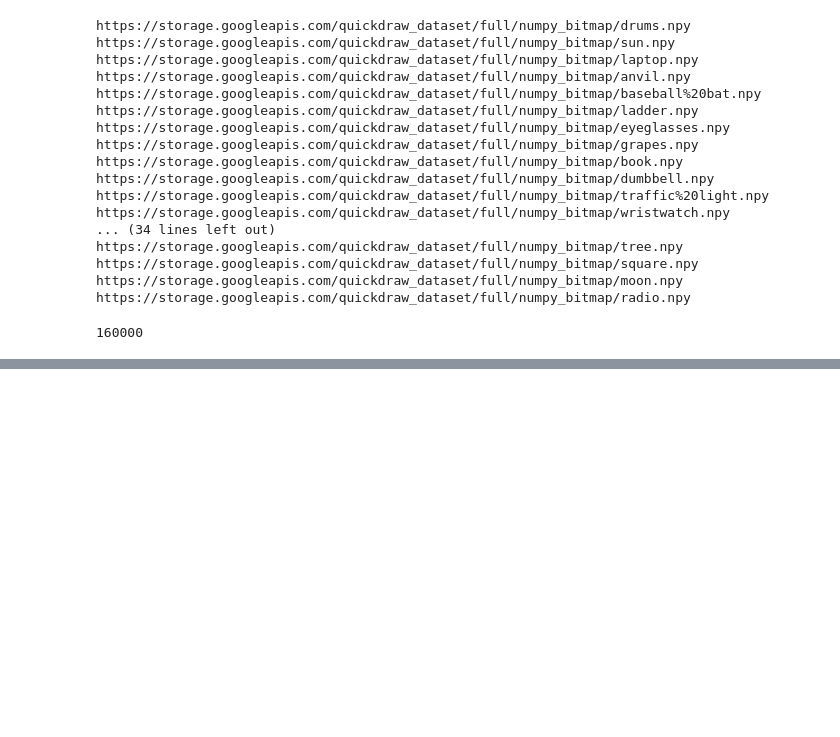
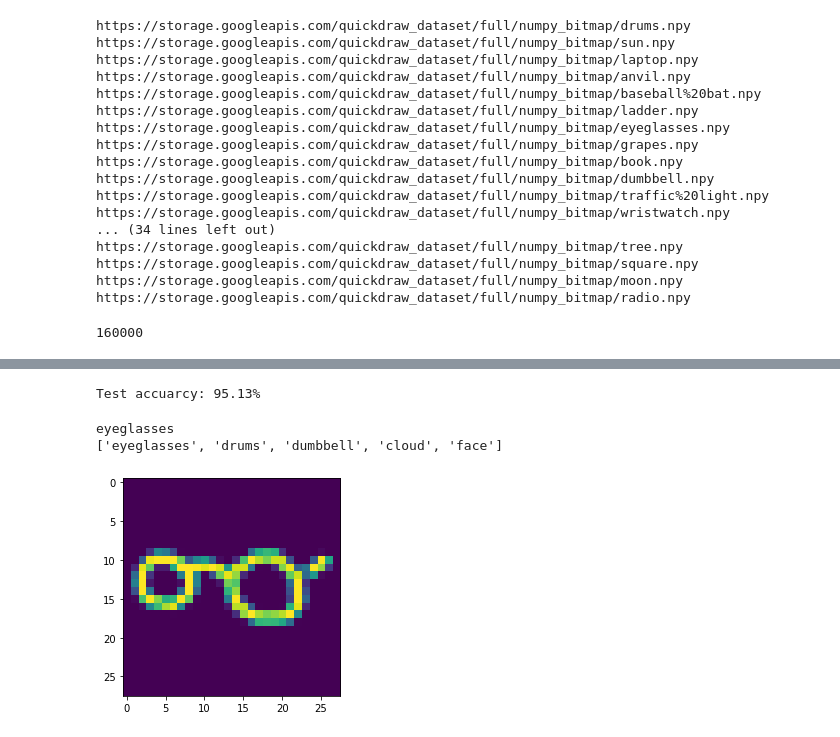
Before and after one commit to YashDRaja/DoodleBot, a Jupyter notebook: drawing_model.ipynb, the cells around one changed output, grey strips where cells are left out. Drawn from its saved outputs; the diff is of its cells as text; code cells hidden in the pictures; blank space fills up the shorter version.

Commit message:
Updated model after testing for 10 epochs

```diff
--- a/drawing_model.ipynb
+++ b/drawing_model.ipynb
@@ -124,3 +124,24 @@ x_test /= 255.0
 # Convert class vectors to class matrices
 y_train = tf.keras.utils.to_categorical(y_train, num_classes)
 y_test = tf.keras.utils.to_categorical(y_test, num_classes)
+# %%
+model = tf.keras.Sequential([
+    tf.keras.layers.Conv2D(16, (3, 3),
+                        padding='same',
+                        input_shape=x_train.shape[1:], activation='relu'),
+    tf.keras.layers.MaxPooling2D((2,2)),
+    tf.keras.layers.Conv2D(32, (3, 3),
+                        padding='same',
+                        input_shape=x_train.shape[1:], activation='relu'),
+    tf.keras.layers.MaxPooling2D((2,2)),
+    tf.keras.layers.Conv2D(64, (3, 3),
+                        padding='same',
+                        input_shape=x_train.shape[1:], activation='relu'),
+    tf.keras.layers.MaxPooling2D((2,2)),
+    tf.keras.layers.Flatten(),
+    tf.keras.layers.Dense(256, activation='relu'),
+    tf.keras.layers.Dense(num_classes, activation='softmax')
+])
+
+model.compile(loss = 'categorical_crossentropy', optimizer = 'Adam', metrics=['top_k_categorical_accuracy', 'accuracy'])
+print(model.summary())
@@ -126,0 +166,2 @@ y_test = tf.keras.utils.to_categorical(y_test, num_classes)
+# %%
+model.fit(x = x_train, y = y_train, epochs=10, validation_split = 0.1, verbose = 1)
@@ -126,0 +190,22 @@ y_test = tf.keras.utils.to_categorical(y_test, num_classes)
+# %%
+score = model.evaluate(x_test, y_test, verbose=0)
+print('Test accuarcy: {:0.2f}%'.format(score[1] * 100))
+# %% [output]
+Test accuarcy: 95.13%
+# %%
+import matplotlib.pyplot as plt
+from random import randint
+%matplotlib inline
+idx = randint(0, len(x_test))
+img = x_test[idx]
+print(class_names[np.where(y_test[idx] == 1)[0][0]])
+
+plt.imshow(img.squeeze())
+pred = model.predict(np.expand_dims(img, axis=0))[0]
+ind = (-pred).argsort()[:5]
+latex = [class_names[x] for x in ind]
+print(latex)
+# %% [output]
+eyeglasses
+['eyeglasses', 'drums', 'dumbbell', 'cloud', 'face']
+[figure, added]
```
Also changed, not shown: parts of 16 cells of this notebook.
